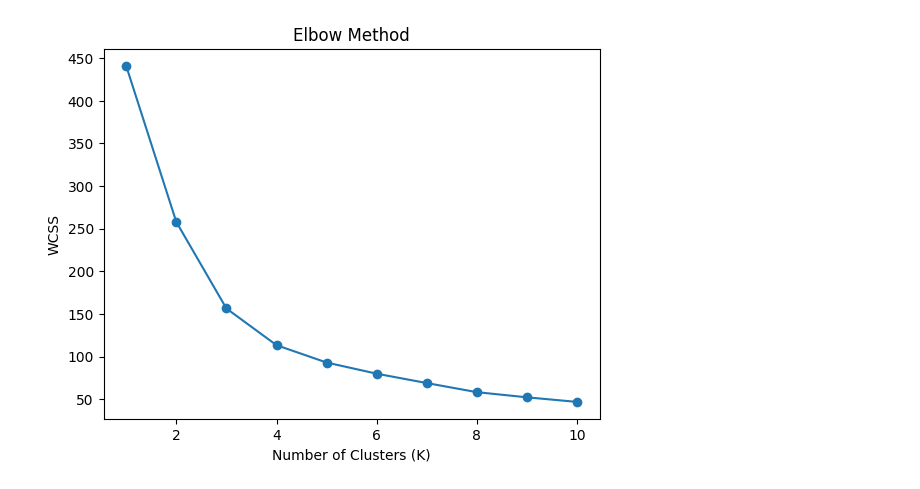
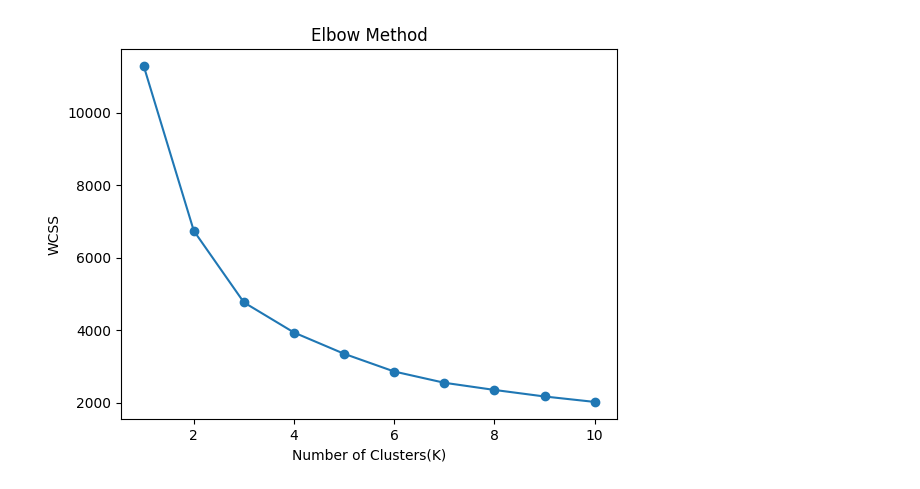
Before and after one commit to pict888/lp3, a Jupyter notebook: B5.ipynb, the cells around one changed output. Cells and saved outputs as stored; diff of their text form; code cells hidden in the pictures.

```diff
--- a/B5.ipynb
+++ b/B5.ipynb
@@ -30,27 +10,22 @@ print(df.shape)
 (2823, 25)
-# %%
-df = df.dropna()
-df = df.drop_duplicates()
-# Select features
-X = df[['SALES', 'QUANTITYORDERED', 'PRICEEACH']]
-
-# Feature scaling
-scaler = StandardScaler()
-X = scaler.fit_transform(X)
+# %%
+features = ['QUANTITYORDERED', 'PRICEEACH', 'SALES', 'MSRP']
+X = df[features]
+# %%
+scaler = preprocessing.StandardScaler()
+scaler.fit(X)
+X_scaled = scaler.transform(X)
 # %%
-# Elbow Method
 wcss = []
+for k in range(1,11):
+    km = cluster.KMeans(n_clusters=k, random_state=42, n_init=10)
+    km.fit(X_scaled)
+    wcss.append(km.inertia_)
 
-for k in range(1, 11):
-    model = KMeans(n_clusters=k, random_state=42, n_init=10)
-    model.fit(X)
-    wcss.append(model.inertia_)
-
-# Plot Elbow Graph
-plt.plot(range(1, 11), wcss, marker='o')
-plt.xlabel('Number of Clusters (K)')
-plt.ylabel('WCSS')
-plt.title('Elbow Method')
+plt.plot(range(1,11), wcss, marker='o')
+plt.title("Elbow Method")
+plt.xlabel("Number of Clusters(K)")
+plt.ylabel("WCSS")
 plt.show()
 # %% [output]
-[figure, old version]
+[figure, new version]
```
Also changed, not shown: parts of 6 cells of this notebook.
